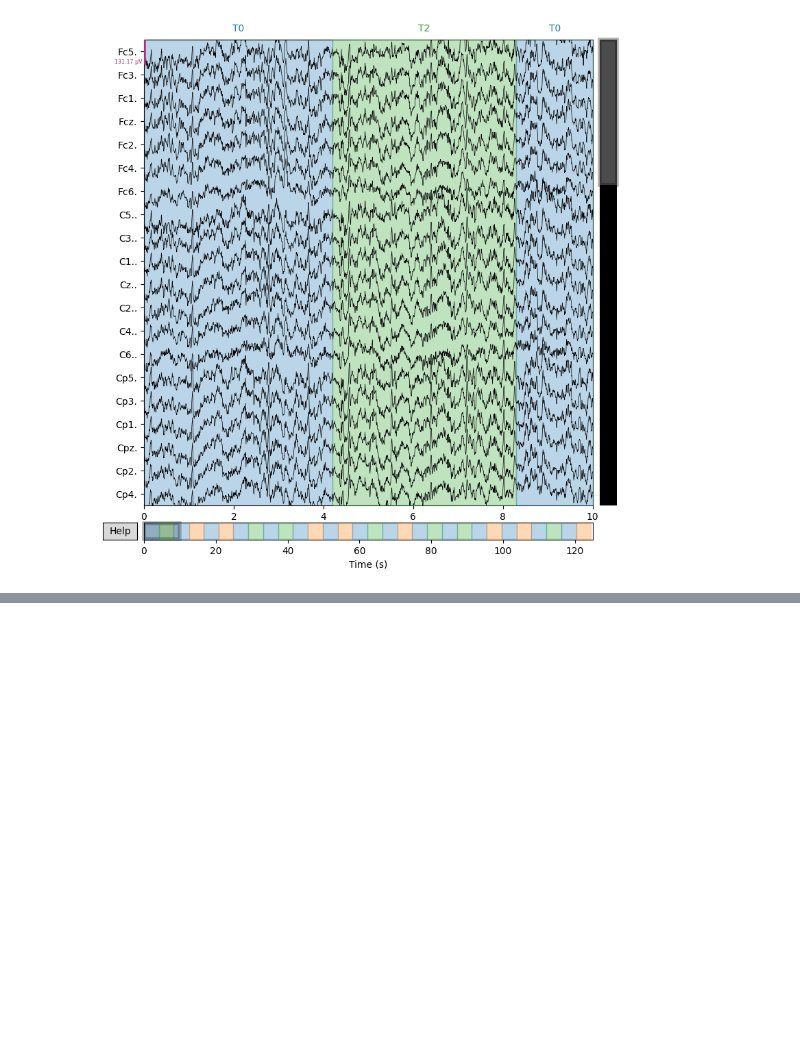
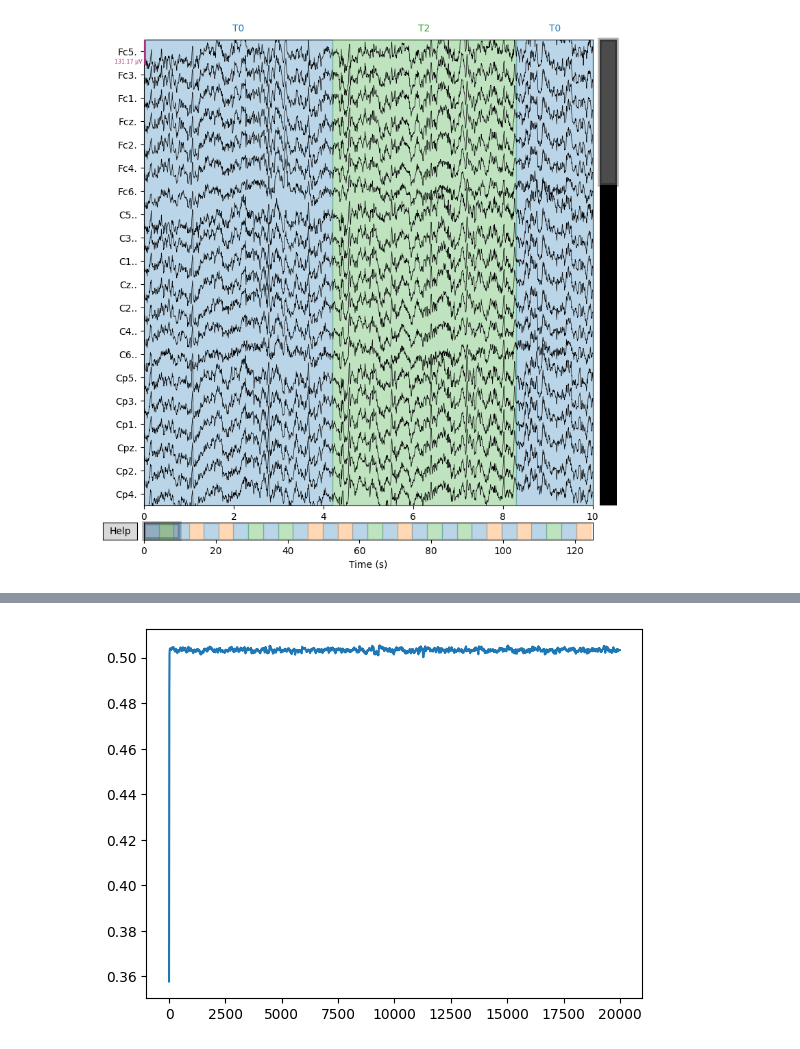
Before and after one commit to AndreCorreaSantos/Movement_EEG, a Jupyter notebook: main.ipynb, the cells around one changed output, grey strips where cells are left out. Cells and saved outputs as stored; diff of their text form; code cells hidden in the pictures; blank space fills up the shorter version.

```diff
--- a/main.ipynb
+++ b/main.ipynb
@@ -104,0 +156,2 @@ ValueError: in user code:
+# %%
+ypred = model.predict(X)
@@ -104,0 +160,6 @@ ValueError: in user code:
+# %%
+#plot predictions
+plt.plot(ypred.reshape(20000,3)[:,0])
+plt.show()
+# %% [output]
+[figure, added]
```
Also changed, not shown: parts of 13 cells of this notebook.
